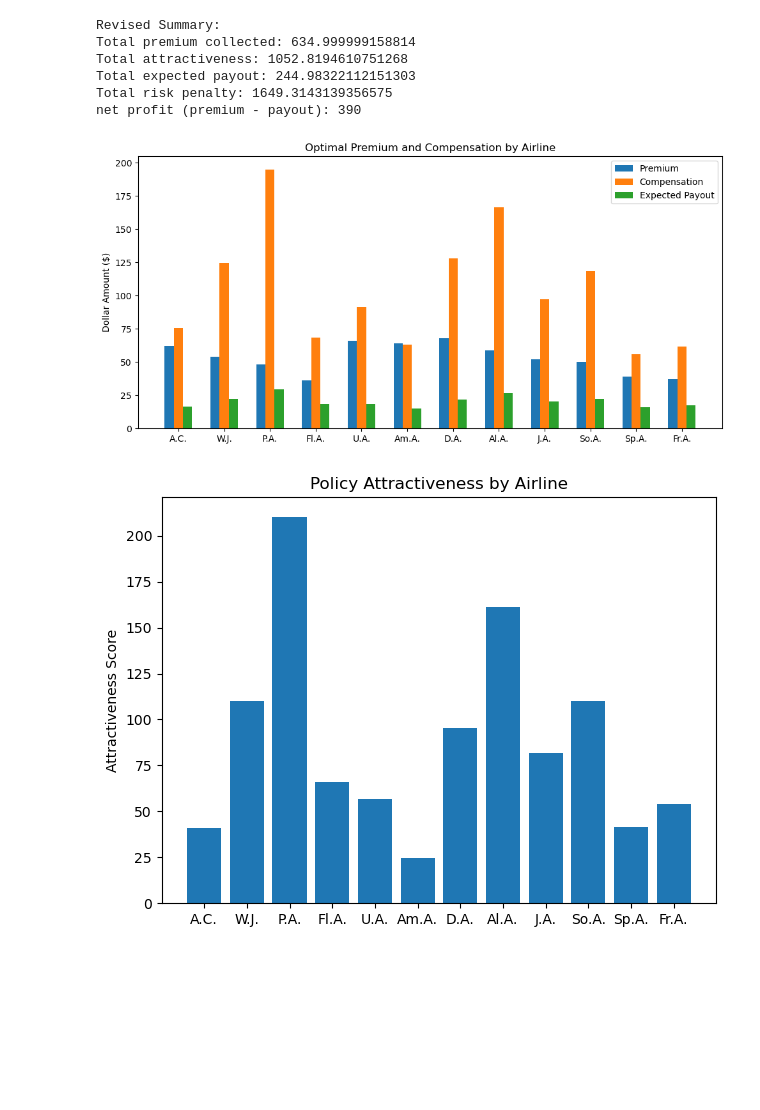
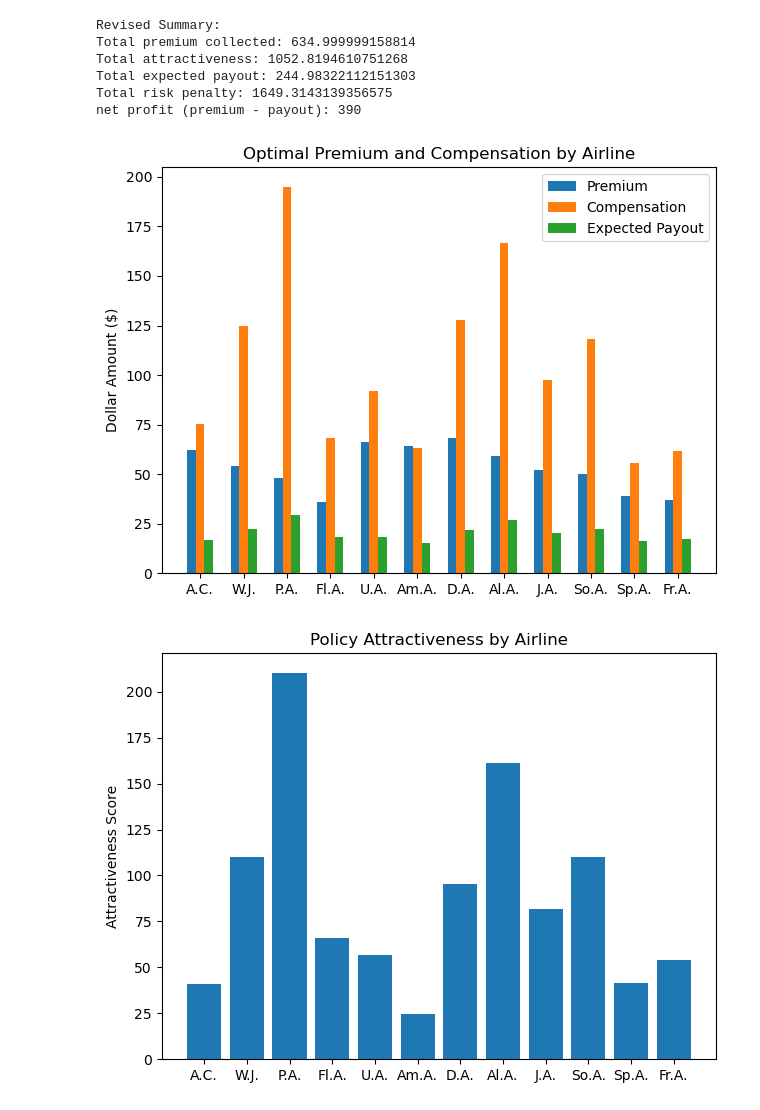
Before and after one commit to ffb-027/MATH_441_project_3, a Jupyter notebook: v2_report.ipynb, the cells around one changed output. Cells and saved outputs as stored; diff of their text form; code cells hidden in the pictures; blank space fills up the shorter version.

```diff
--- a/v2_report.ipynb
+++ b/v2_report.ipynb
@@ -544,20 +543,19 @@ net profit (premium - payout): 390
 # %%
 # revised premium vs compensation
 x_pos = np.arange(nA)
 
-plt.figure(figsize=(10, 5))
 plt.bar(x_pos - 0.2, premium_amount_rev, width=0.2, label="Premium")
 plt.bar(x_pos , comp_amount_rev, width=0.2, label="Compensation")
 plt.bar(x_pos + 0.2, expected_payout_rev, width=0.2, label="Expected Payout")
 
 plt.xticks(x_pos, airlines_short)
 plt.ylabel("Dollar Amount ($)")
 plt.title("Optimal Premium and Compensation by Airline")
 plt.legend()
 plt.tight_layout()
 plt.show()
 # %% [output]
-[figure, old version]
+[figure, new version]
 # %%
 # attractiveness
 plt.bar(airlines_short, attractiveness_rev)
```
Also changed, not shown: parts of 3 cells of this notebook.
